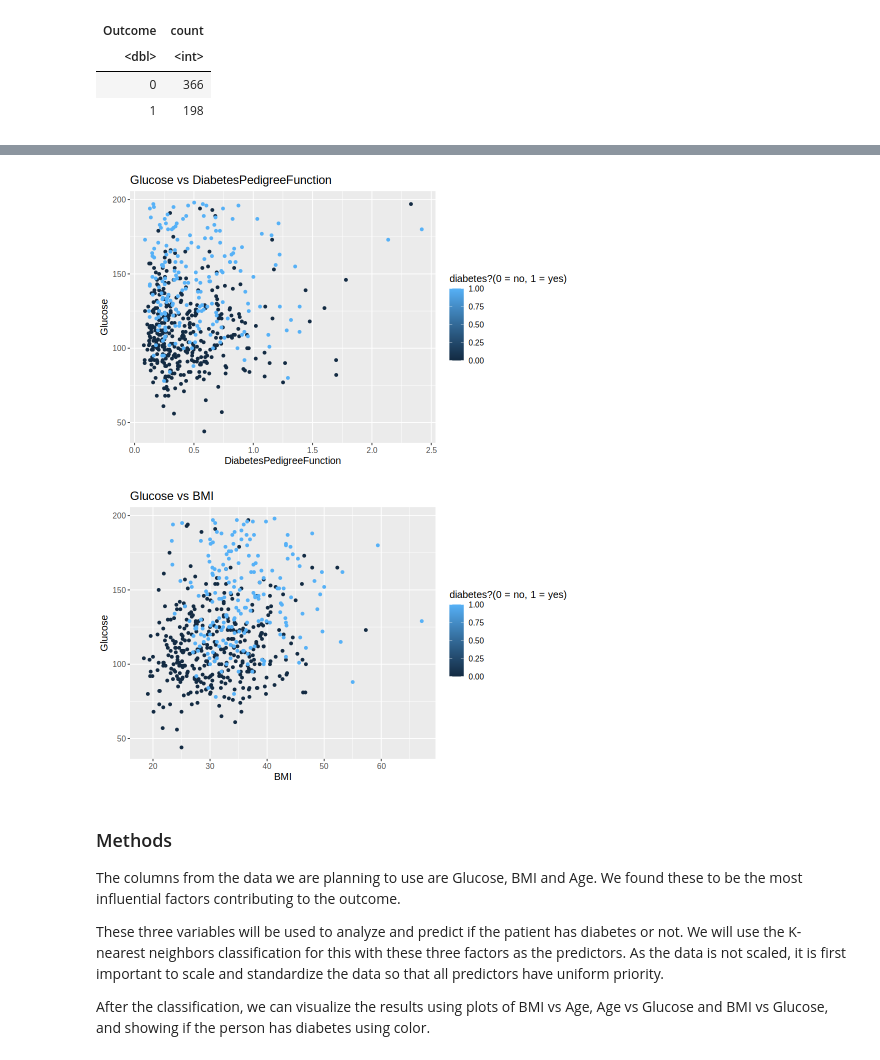
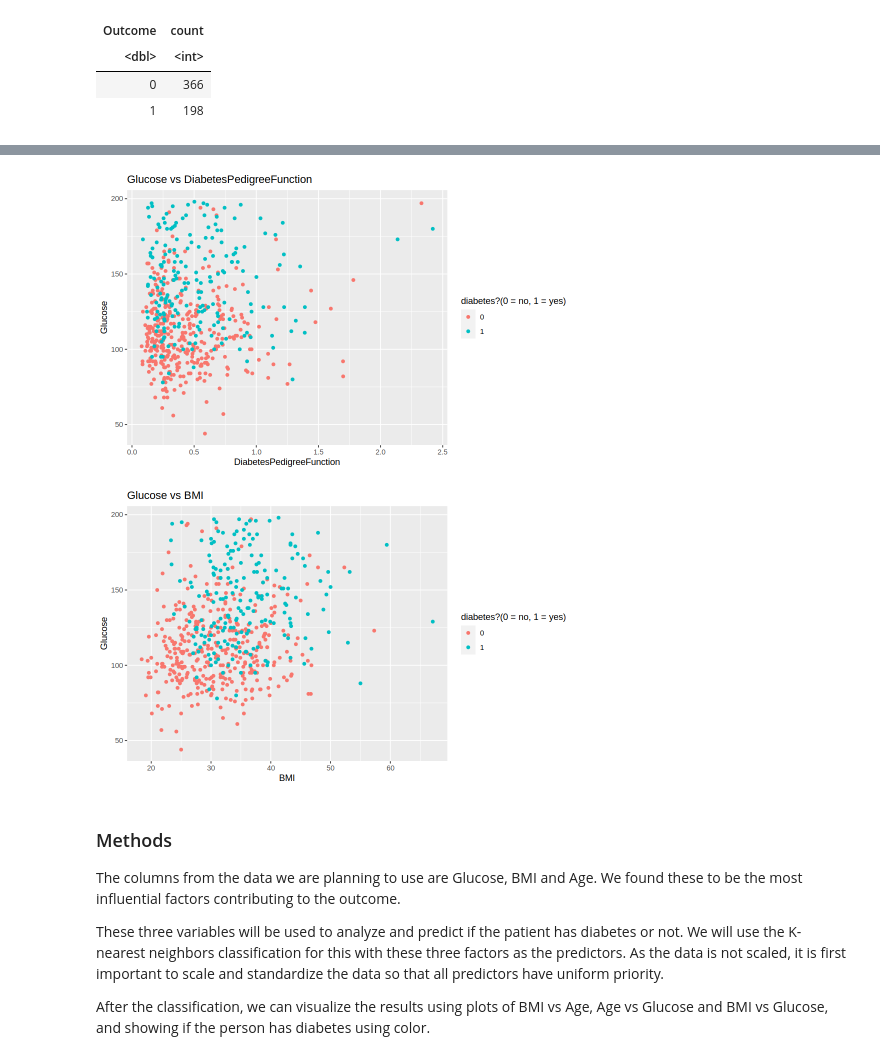
Before and after one commit to AmritS14/DSCI-Project, a Jupyter notebook: Project.ipynb, the cells around one changed output, grey strips where cells are left out. Drawn from its saved outputs; the diff is of its cells as text; code cells hidden in the pictures.

Commit message:
changed graphs

```diff
--- a/Project.ipynb
+++ b/Project.ipynb
@@ -155,30 +155,28 @@ A tibble: 564 × 4
 | 126 | 30.1 | 0.349 | 1 |
-# %%
-#make scatterplots to visualize the data
-options(repr.plot.width = 8, repr.plot.height = 5)
-
-diabetes_plot_1 <- diabetes_train |>
-    ggplot(aes(x = DiabetesPedigreeFunction, y = Glucose, color = Outcome)) +
-        geom_point() +
-        xlab("DiabetesPedigreeFunction") +
-        ylab("Glucose") +
-        labs(color = "diabetes?(0 = no, 1 = yes)") +
-        ggtitle("Glucose vs DiabetesPedigreeFunction")+
-        theme(text = element_text(size = 12))
-diabetes_plot_1
-
-diabetes_plot_2 <- diabetes_train |>
-    ggplot(aes(x = BMI, y = Glucose)) +
-        geom_point(aes(color = Outcome)) +
-        xlab("BMI") +
-        ylab("Glucose") +
-        labs(color = "diabetes?(0 = no, 1 = yes)") +
-        ggtitle("Glucose vs BMI") +
-        theme(text = element_text(size = 12))
-diabetes_plot_2
-# %% [output]
-[figure, removed]
-[figure, removed]
+# %%
+#make scatterplots to visualize the data
+options(repr.plot.width = 8, repr.plot.height = 5)
+
+diabetes_plot_1 <- diabetes_train |>
+    ggplot(aes(x = DiabetesPedigreeFunction, y = Glucose, color = Outcome)) +
+        geom_point() +
+        xlab("DiabetesPedigreeFunction") +
+        ylab("Glucose") +
+        labs(color = "diabetes?(0 = no, 1 = yes)") +
+        ggtitle("Glucose vs DiabetesPedigreeFunction")
+diabetes_plot_1
+
+diabetes_plot_2 <- diabetes_train |>
+    ggplot(aes(x = BMI, y = Glucose, color = Outcome)) +
+        geom_point() +
+        xlab("BMI") +
+        ylab("Glucose") +
+        labs(color = "diabetes?(0 = no, 1 = yes)") +
+        ggtitle("Glucose vs BMI")
+diabetes_plot_2
+# %% [output]
+[figure, added]
+[figure, added]
 # %% [markdown]
 ### Methods
 
```
Also changed, not shown: parts of 1 cell of this notebook.
